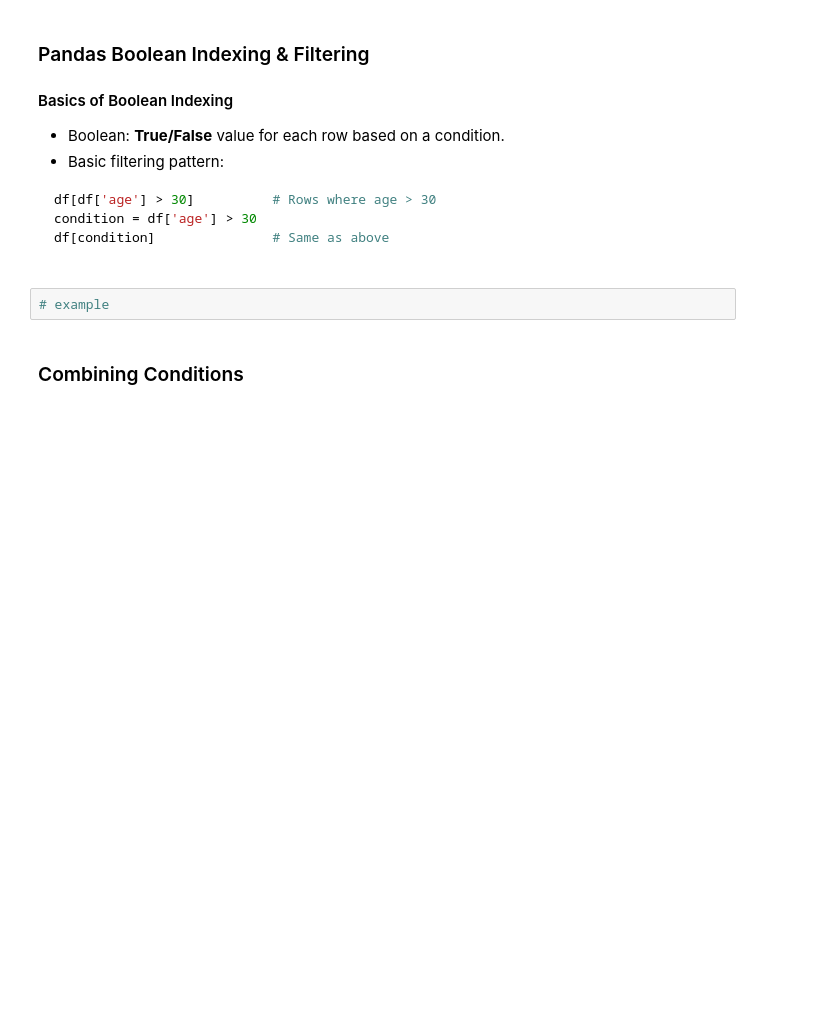
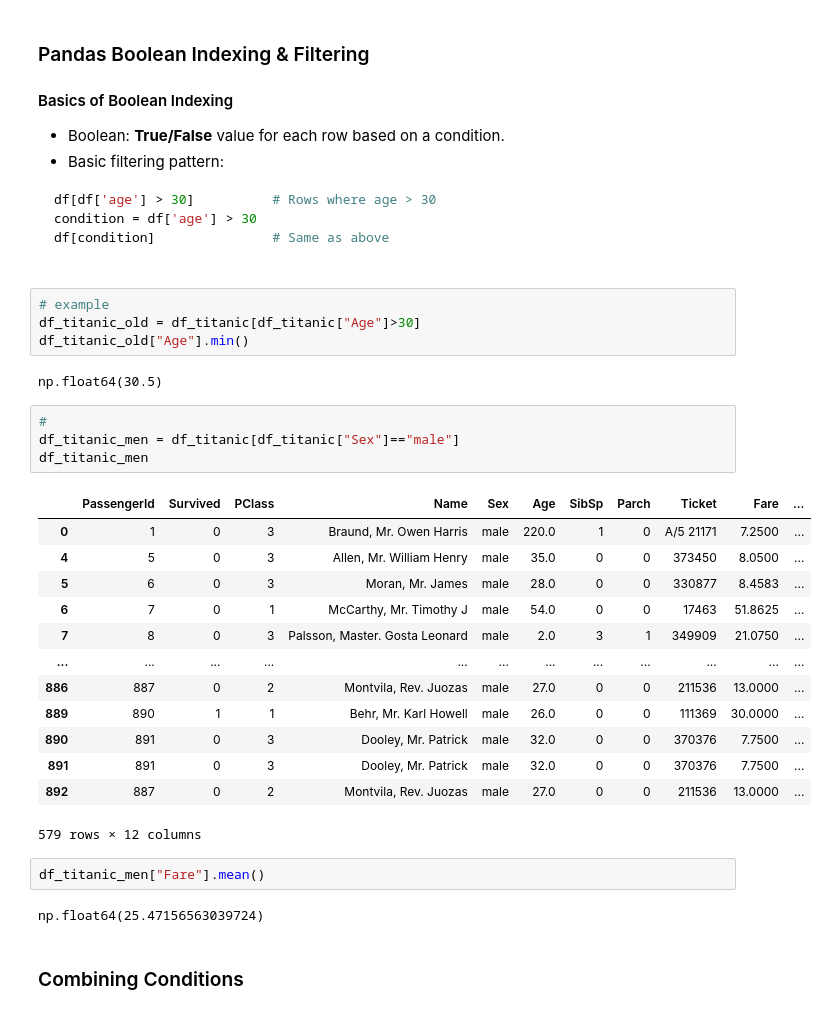
Before and after one commit to karusamuel/data_cleaning_basics, a Jupyter notebook: index.ipynb, the cells around one changed output. Saved outputs shown, nothing was run; the diff lists cells and outputs as text; blank space fills up the shorter version.

```diff
--- a/index.ipynb
+++ b/index.ipynb
@@ -705,6 +834,32 @@ condition = df['age'] > 30
 df[condition]               # Same as above
 # %%
 # example
+df_titanic_old = df_titanic[df_titanic["Age"]>30]
+df_titanic_old["Age"].min()
+# %% [output]
+np.float64(30.5)
+# %%
+#
+df_titanic_men = df_titanic[df_titanic["Sex"]=="male"]
+df_titanic_men
+# %% [output]
+|  | PassengerId | Survived | PClass | Name | Sex | Age | SibSp | Parch | Ticket | Fare | ... |
+| 0 | 1 | 0 | 3 | Braund, Mr. Owen Harris | male | 220.0 | 1 | 0 | A/5 21171 | 7.2500 | ... |
+| 4 | 5 | 0 | 3 | Allen, Mr. William Henry | male | 35.0 | 0 | 0 | 373450 | 8.0500 | ... |
+| 5 | 6 | 0 | 3 | Moran, Mr. James | male | 28.0 | 0 | 0 | 330877 | 8.4583 | ... |
+| 6 | 7 | 0 | 1 | McCarthy, Mr. Timothy J | male | 54.0 | 0 | 0 | 17463 | 51.8625 | ... |
+| 7 | 8 | 0 | 3 | Palsson, Master. Gosta Leonard | male | 2.0 | 3 | 1 | 349909 | 21.0750 | ... |
+| ... | ... | ... | ... | ... | ... | ... | ... | ... | ... | ... | ... |
+| 886 | 887 | 0 | 2 | Montvila, Rev. Juozas | male | 27.0 | 0 | 0 | 211536 | 13.0000 | ... |
+| 889 | 890 | 1 | 1 | Behr, Mr. Karl Howell | male | 26.0 | 0 | 0 | 111369 | 30.0000 | ... |
+| 890 | 891 | 0 | 3 | Dooley, Mr. Patrick | male | 32.0 | 0 | 0 | 370376 | 7.7500 | ... |
+| 891 | 891 | 0 | 3 | Dooley, Mr. Patrick | male | 32.0 | 0 | 0 | 370376 | 7.7500 | ... |
+| 892 | 887 | 0 | 2 | Montvila, Rev. Juozas | male | 27.0 | 0 | 0 | 211536 | 13.0000 | ... |
+579 rows × 12 columns
+# %%
+df_titanic_men["Fare"].mean()
+# %% [output]
+np.float64(25.47156563039724)
 # %% [markdown]
 ### Combining Conditions
 # %% [markdown]
```
Also changed, not shown: parts of 35 cells of this notebook, 1 other file.
